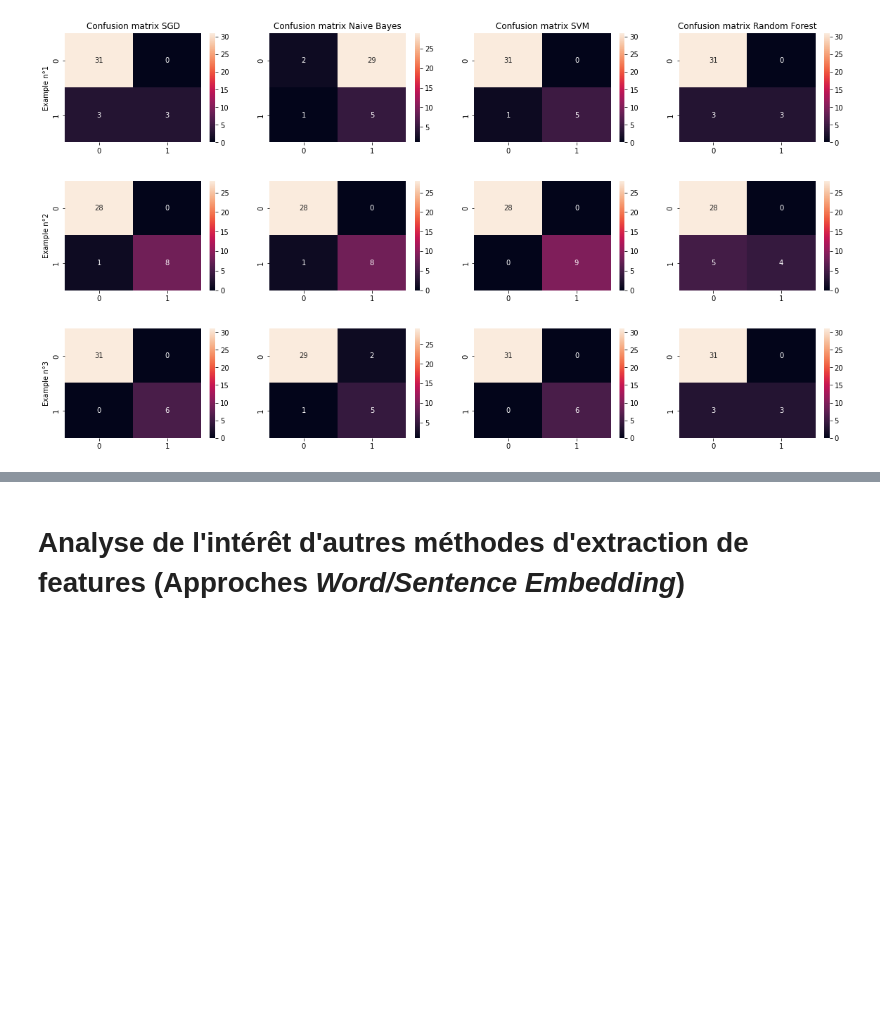
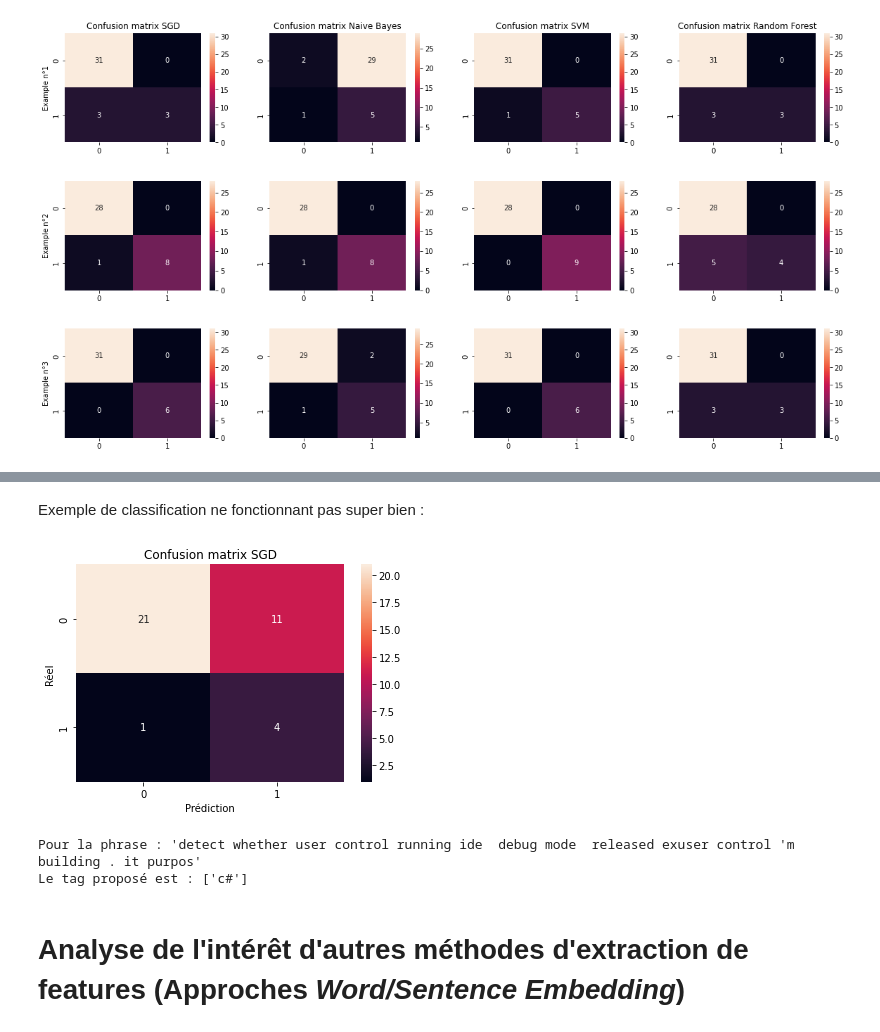
Before and after one commit to AurelienCD/Formation_OCR_Ing_Machine_Learning, a Jupyter notebook: P5_02_notebookTest.ipynb, the cells around one changed output, grey strips where cells are left out. Saved outputs shown, nothing was run; the diff lists cells and outputs as text; code cells hidden in the pictures; blank space fills up the shorter version.

```diff
--- a/P5_02_notebookTest.ipynb
+++ b/P5_02_notebookTest.ipynb
@@ -874,3 +919,20 @@ fig.savefig("Confusion matrix supervised", dpi=400)
+# %% [markdown]
+Exemple de classification ne fonctionnant pas super bien :
+# %%
+i=11
+conf_matrix_SGD_01 = tf.math.confusion_matrix(labels=Y_test_bin[i], predictions=y_pred_sgd[i])
+
+ax_sgd_01 = sns.heatmap(conf_matrix_SGD_01, annot = True, fmt='d')
+ax_sgd_01.set_title('Confusion matrix SGD')
+ax_sgd_01.set_ylabel('Réel')
+ax_sgd_01.set_xlabel('Prédiction')
+plt.show()
+print("\nPour la phrase : '" + str(X_test.reset_index()["Document"][i][:100]) + "'\nLe tag proposé est : " + str(Y_test.reset_index()["Tags"][i]))
+#fig.savefig("Confusion matrix supervised SGD confused", dpi=400)
+# %% [output]
+[figure, added]
+Pour la phrase : 'detect whether user control running ide  debug mode  released exuser control 'm building . it purpos'
+Le tag proposé est : ['c#']
 # %% [markdown]
 # Analyse de l'intérêt d'autres méthodes d'extraction de features (Approches *Word/Sentence Embedding*)
 # %% [markdown]
```
Also changed, not shown: parts of 103 cells of this notebook.
